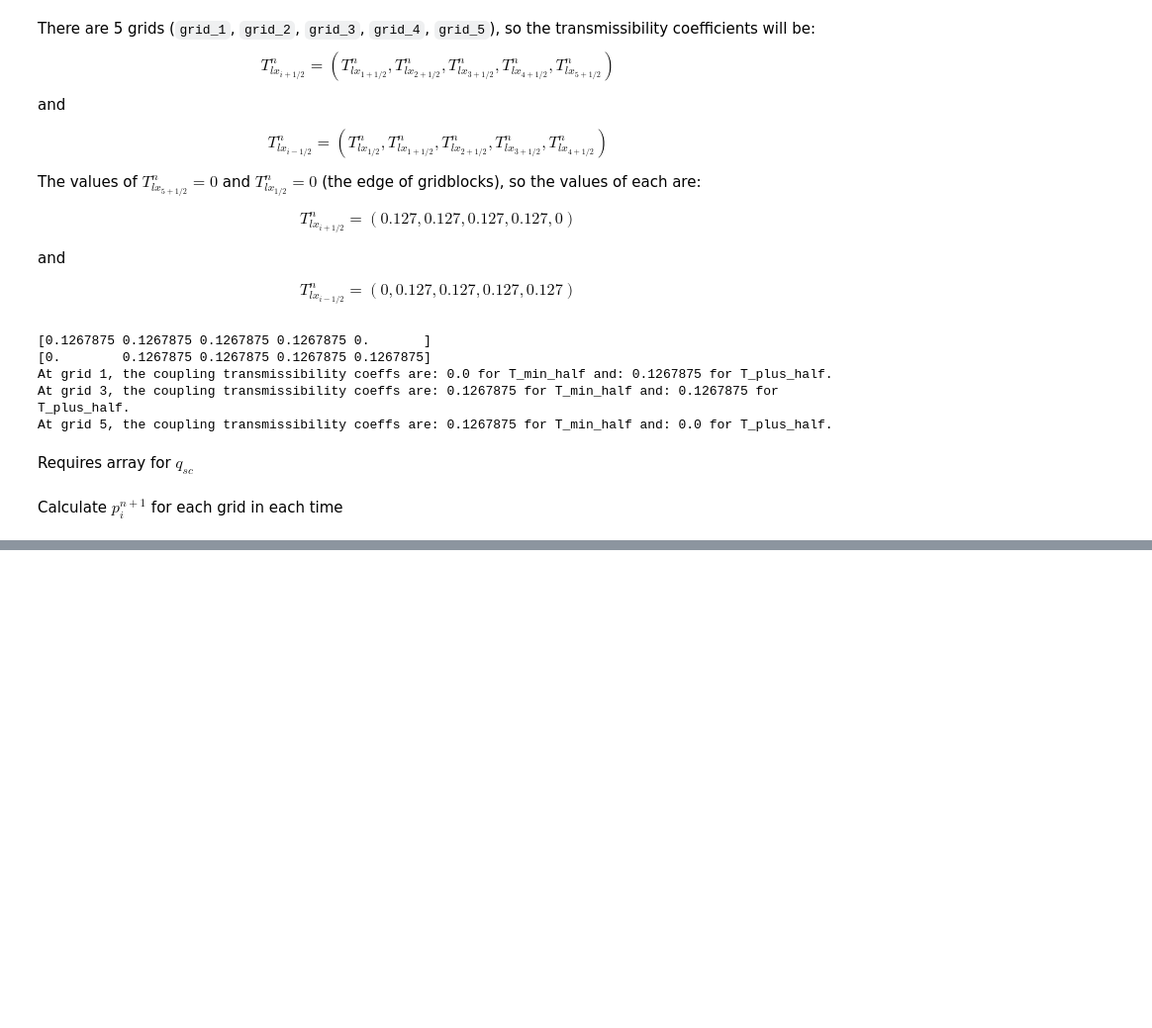
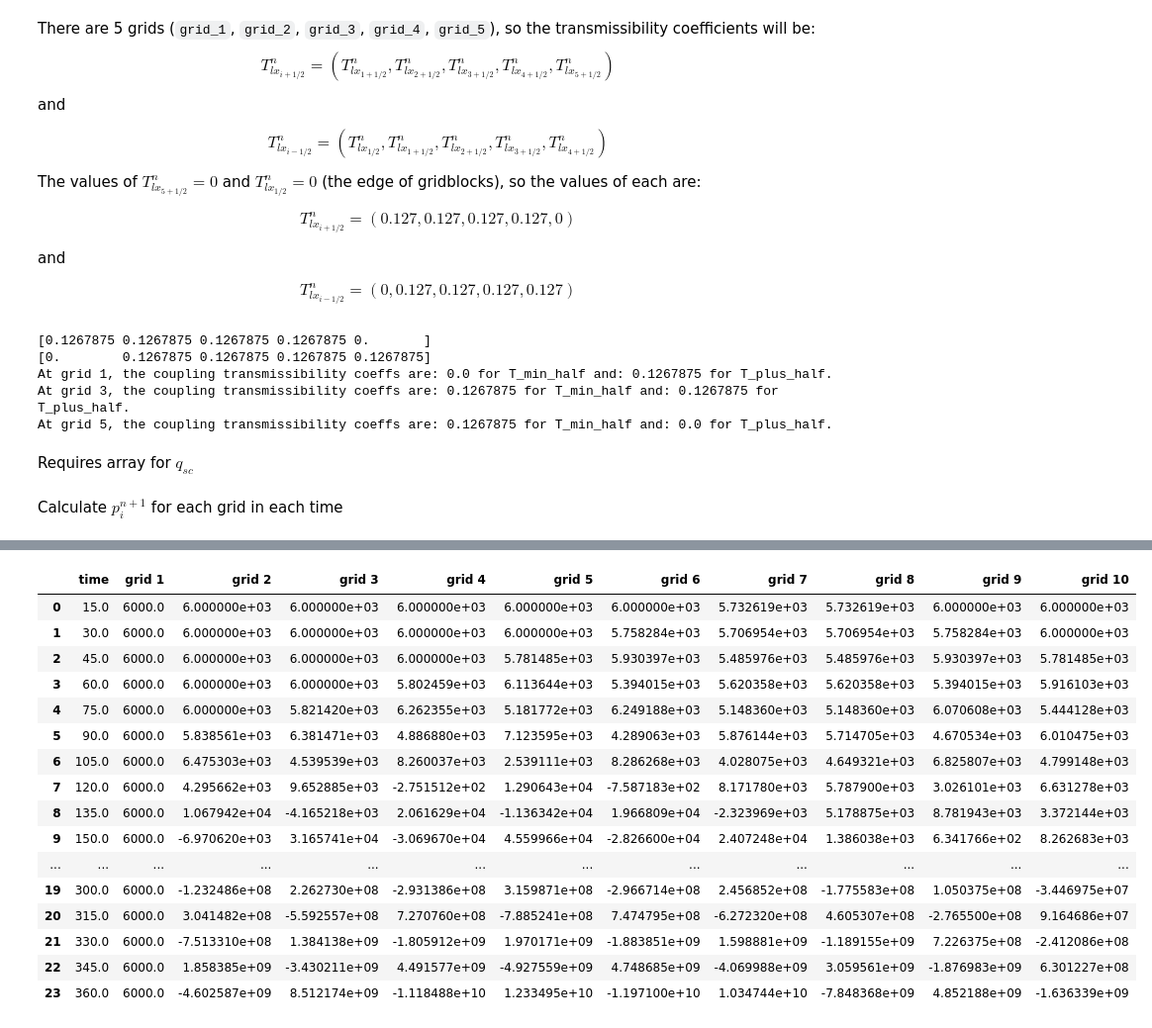
Before and after one commit to yohanesnuwara/reservoir-engineering, a Jupyter notebook: Reservoir Simulation Ertekin/Unit 5 Finite-Difference Approximation to Linear-Flow Equations/fd1d_linearflow.ipynb, the cells around one changed output, grey strips where cells are left out. Shown at 99% size. Drawn from its saved outputs; the diff is of its cells as text; code cells hidden in the pictures; blank space fills up the shorter version.

```diff
--- a/Reservoir Simulation Ertekin/Unit 5 Finite-Difference Approximation to Linear-Flow Equations/fd1d_linearflow.ipynb
+++ b/Reservoir Simulation Ertekin/Unit 5 Finite-Difference Approximation to Linear-Flow Equations/fd1d_linearflow.ipynb
@@ -163,0 +324,7 @@ df
+# %%
+# calculate transmissibility of coupling cells
+beta = 1.127 # transmissibility conversion factor, is a constant
+Ax = delta_y * delta_z
+T_plus_half = beta * ((Ax * k_x) / (mu * B * delta_x))
+T_min_half = T_plus_half
+T_min_half, T_plus_half
@@ -163,0 +333,10 @@ df
+# %%
+q = np.full(ngrid-1, T_min_half)
+Ti_plus_halves = np.append(q, [0])
+print(Ti_plus_halves)
+p = np.full(ngrid-1, T_plus_half)
+Ti_min_halves = np.append([0], p)
+print(Ti_min_halves)
+print("At grid 1, the coupling transmissibility coeffs are:", Ti_min_halves[0], "for T_min_half and:", Ti_plus_halves[0], "for T_plus_half.")
+print("At grid 3, the coupling transmissibility coeffs are:", Ti_min_halves[2], "for T_min_half and:", Ti_plus_halves[2], "for T_plus_half.")
+print("At grid 5, the coupling transmissibility coeffs are:", Ti_min_halves[4], "for T_min_half and:", Ti_plus_halves[4], "for T_plus_half.")
@@ -163,0 +351,56 @@ df
+# %%
+qsc = [0, 0, 0, 0, 0, 0, -75, -75, 0, 0] # production well in grid 7 and 8
+# %%
+pi = np.full(ngrid, p_initial) # array of pressure in each grid [6000, 6000, 6000, 6000, 6000]
+time = np.arange(15, 370, delta_t)
+
+pi_arr = []
+min_arr = []
+plus_arr = []
+
+for j in range(len(time)):
+  pnew_arr = []
+
+  plus = pi[-1]
+  minus_arr = []
+  plusus_arr = []
+  for i, obj in enumerate(pi):
+    if i > 0:
+      minus = pi[i-1]
+    if i < (len(pi) - 1):
+      plus = pi[i+1]
+
+    pnew = pi[i] + (factor * ((Ti_plus_halves[i] * plus) - ((Ti_plus_halves[i] + Ti_min_halves[i]) * pi[i]) + (Ti_min_halves[i] * minus))) + (factor * qsc[i])
+    pnew_arr.append(float(pnew))
+    pnew_arr[0] = pi[0]
+
+    minus_arr.append(float(minus))
+    plusus_arr.append(float(plus))
+
+  pi = pnew_arr
+
+  min_arr.append(minus_arr)
+  plus_arr.append(plusus_arr)
+  pi_arr.append(pi)
+
+df = pd.DataFrame.from_records(pi_arr)
+df = pd.DataFrame(pd.np.column_stack([time, df]), columns=['time', 'grid 1', 'grid 2', 'grid 3', 'grid 4', 'grid 5', 'grid 6', 'grid 7', 'grid 8', 'grid 9', 'grid 10'])
+df
+# %% [output]
+|  | time | grid 1 | grid 2 | grid 3 | grid 4 | grid 5 | grid 6 | grid 7 | grid 8 | grid 9 | grid 10 |
+| 0 | 15.0 | 6000.0 | 6.000000e+03 | 6.000000e+03 | 6.000000e+03 | 6.000000e+03 | 6.000000e+03 | 5.732619e+03 | 5.732619e+03 | 6.000000e+03 | 6.000000e+03 |
+| 1 | 30.0 | 6000.0 | 6.000000e+03 | 6.000000e+03 | 6.000000e+03 | 6.000000e+03 | 5.758284e+03 | 5.706954e+03 | 5.706954e+03 | 5.758284e+03 | 6.000000e+03 |
+| 2 | 45.0 | 6000.0 | 6.000000e+03 | 6.000000e+03 | 6.000000e+03 | 5.781485e+03 | 5.930397e+03 | 5.485976e+03 | 5.485976e+03 | 5.930397e+03 | 5.781485e+03 |
+| 3 | 60.0 | 6000.0 | 6.000000e+03 | 6.000000e+03 | 5.802459e+03 | 6.113644e+03 | 5.394015e+03 | 5.620358e+03 | 5.620358e+03 | 5.394015e+03 | 5.916103e+03 |
+| 4 | 75.0 | 6000.0 | 6.000000e+03 | 5.821420e+03 | 6.262355e+03 | 5.181772e+03 | 6.249188e+03 | 5.148360e+03 | 5.148360e+03 | 6.070608e+03 | 5.444128e+03 |
+| 5 | 90.0 | 6000.0 | 5.838561e+03 | 6.381471e+03 | 4.886880e+03 | 7.123595e+03 | 4.289063e+03 | 5.876144e+03 | 5.714705e+03 | 4.670534e+03 | 6.010475e+03 |
+| 6 | 105.0 | 6000.0 | 6.475303e+03 | 4.539539e+03 | 8.260037e+03 | 2.539111e+03 | 8.286268e+03 | 4.028075e+03 | 4.649321e+03 | 6.825807e+03 | 4.799148e+03 |
+| 7 | 120.0 | 6000.0 | 4.295662e+03 | 9.652885e+03 | -2.751512e+02 | 1.290643e+04 | -7.587183e+02 | 8.171780e+03 | 5.787900e+03 | 3.026101e+03 | 6.631278e+03 |
+| 8 | 135.0 | 6000.0 | 1.067942e+04 | -4.165218e+03 | 2.061629e+04 | -1.136342e+04 | 1.966809e+04 | -2.323969e+03 | 5.178875e+03 | 8.781943e+03 | 3.372144e+03 |
+| 9 | 150.0 | 6000.0 | -6.970620e+03 | 3.165741e+04 | -3.069670e+04 | 4.559966e+04 | -2.826600e+04 | 2.407248e+04 | 1.386038e+03 | 6.341766e+02 | 8.262683e+03 |
+| ... | ... | ... | ... | ... | ... | ... | ... | ... | ... | ... | ... |
+| 19 | 300.0 | 6000.0 | -1.232486e+08 | 2.262730e+08 | -2.931386e+08 | 3.159871e+08 | -2.966714e+08 | 2.456852e+08 | -1.775583e+08 | 1.050375e+08 | -3.446975e+07 |
+| 20 | 315.0 | 6000.0 | 3.041482e+08 | -5.592557e+08 | 7.270760e+08 | -7.885241e+08 | 7.474795e+08 | -6.272320e+08 | 4.605307e+08 | -2.765500e+08 | 9.164686e+07 |
+| 21 | 330.0 | 6000.0 | -7.513310e+08 | 1.384138e+09 | -1.805912e+09 | 1.970171e+09 | -1.883851e+09 | 1.598881e+09 | -1.189155e+09 | 7.226375e+08 | -2.412086e+08 |
+| 22 | 345.0 | 6000.0 | 1.858385e+09 | -3.430211e+09 | 4.491577e+09 | -4.927559e+09 | 4.748685e+09 | -4.069988e+09 | 3.059561e+09 | -1.876983e+09 | 6.301227e+08 |
+| 23 | 360.0 | 6000.0 | -4.602587e+09 | 8.512174e+09 | -1.118488e+10 | 1.233495e+10 | -1.197100e+10 | 1.034744e+10 | -7.848368e+09 | 4.852188e+09 | -1.636339e+09 |
```
Also changed, not shown: parts of 16 cells of this notebook.
